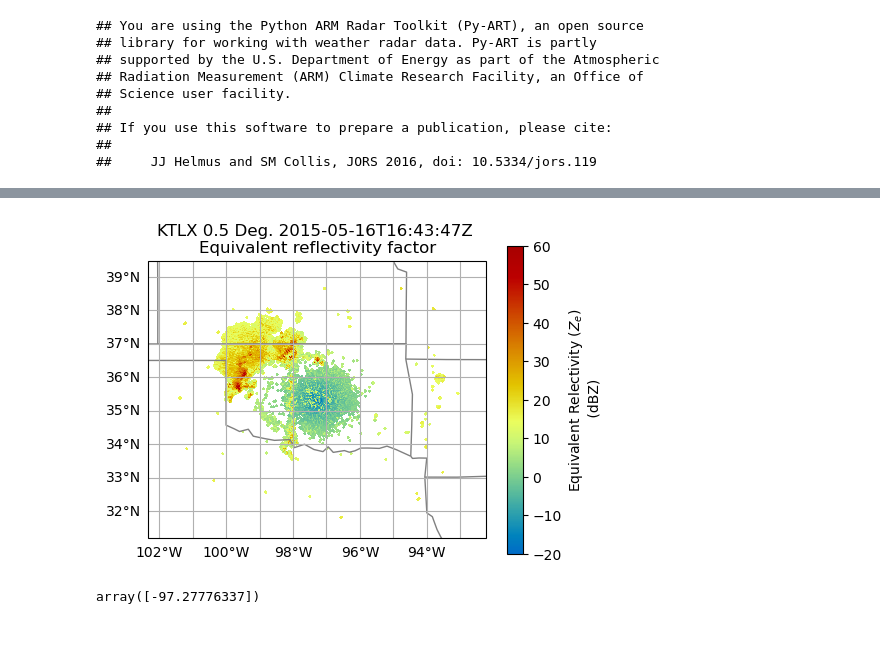
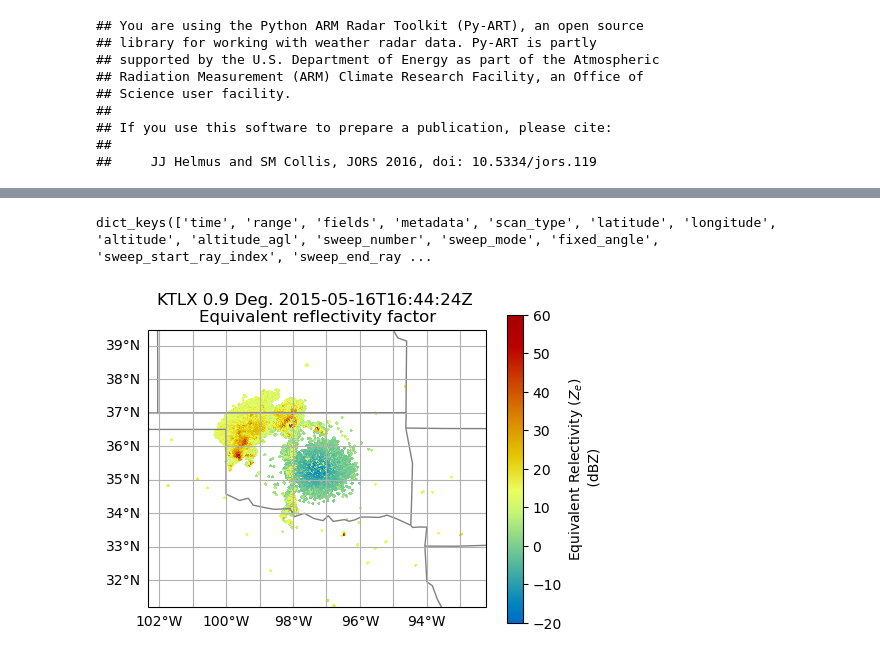
Before and after one commit to wkqian06/CloudAccess-EarthData, a Jupyter notebook: CloudAccess_ODoAWS.ipynb, the cells around one changed output, grey strips where cells are left out. Cells and saved outputs as stored; diff of their text form; code cells hidden in the pictures.

Commit message:
Read transfer radar data to ndarray using pyart

```diff
--- a/CloudAccess_ODoAWS.ipynb
+++ b/CloudAccess_ODoAWS.ipynb
@@ -74,20 +65,20 @@ list(radar.fields) # list all the fields/variables in the file
+# %%
+print(radar.__dict__.keys()) # list all the attributes in radar dataset
+# %% [output]
+dict_keys(['time', 'range', 'fields', 'metadata', 'scan_type', 'latitude', 'longitude', 'altitude', 'altitude_agl', 'sweep_number', 'sweep_mode', 'fixed_angle', 'sweep_start_ray_index', 'sweep_end_ray ...
 # %%
 fig = plt.figure(figsize=(12, 4))
 display = pyart.graph.RadarMapDisplay(radar)
 
 ax = plt.subplot(121, projection=ccrs.PlateCarree())
 
 display.plot_ppi_map(
     "reflectivity",
-    sweep=0,
+    sweep=2,
     ax=ax,
     colorbar_label="Equivalent Relectivity ($Z_{e}$) \n (dBZ)",
     vmin=-20,
     vmax=60,
 )
 # %% [output]
-[figure, old version]
+[figure, new version]
-# %%
-radar.longitude['data']
-# %% [output]
-array([-97.27776337])
```
Also changed, not shown: parts of 13 cells of this notebook.
